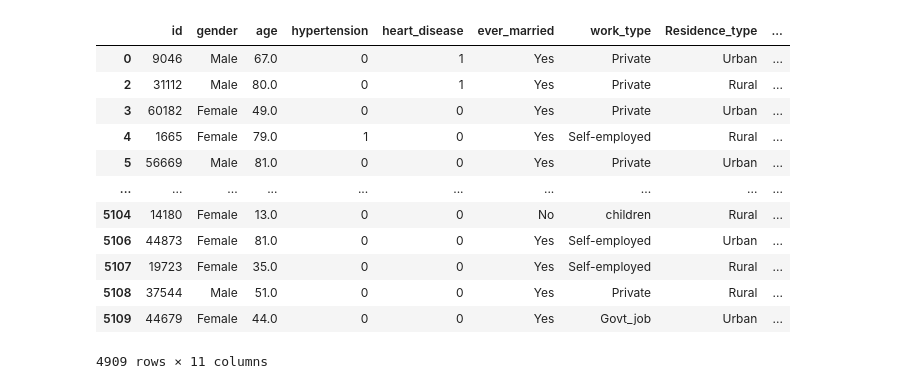
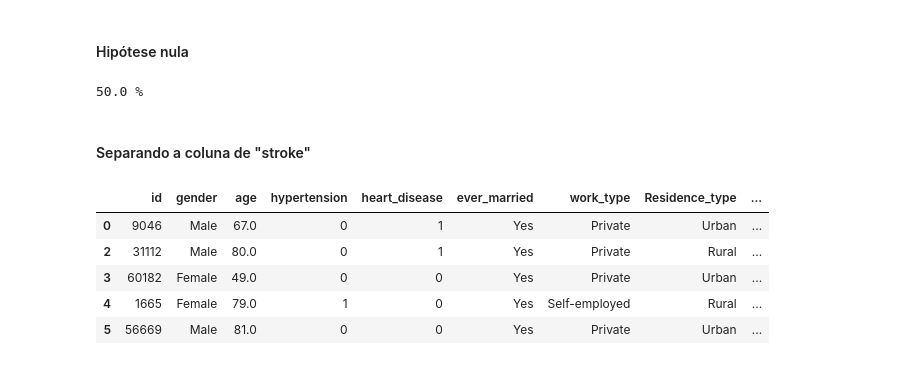
Before and after one commit to C0D8/avctv, a Jupyter notebook: main.ipynb, the cells around one changed output. Drawn from its saved outputs; the diff is of its cells as text; code cells hidden in the pictures.

```diff
--- a/main.ipynb
+++ b/main.ipynb
@@ -17,0 +11,14 @@ df.head()
+# %%
+#carregando o dataframe total
+df_inicial = pd.read_csv("healthcare-dataset-stroke-data.csv")
+#criando o filtro dos individuos com stroke
+filtro = df_inicial['stroke'] == 1
+#criando os dfs de atingidos e não atingidos por avcs (sem levar em consideração as linhas com Nan's)
+df_avc = df_inicial[filtro].dropna()
+df_not_avc = df_inicial[~filtro].dropna()
+#encontrando a quantidade de individuos com avc
+tamanho_maximo = len(df_avc)
+#criando o dataframe inicial com proporções iguais de acometidos e não acometidos pelo avc
+df_not_avc = df_not_avc[:tamanho_maximo]
+df = pd.concat([df_avc,df_not_avc])
+df.head()
@@ -18,19 +32,27 @@ df.head()
+# %% [markdown]
+#### Hipótese nula
+# %%
+#Levando em consideração o df que será utilizado nos experimentos que é composto por metade de pessoas que tiveram avc e metade de pessoas que não tiveram,
+#podemos escolher qualquer um dos casos para servir como a hipotese nula (utilizei os doentes como base).
+
+quantidade_de_atingidos_por_avc_teorico = len(df)
+filtro_atingidos = df['stroke'] == 1
+df_atingidos_avc = df[filtro_atingidos]
+quantidade_de_atingidos_por_avc_real = len(df_atingidos_avc)
+acertividade = f"{(quantidade_de_atingidos_por_avc_real/quantidade_de_atingidos_por_avc_teorico)*100} %"
+print(acertividade)
+# %% [output]
+50.0 %
+# %% [markdown]
+#### Separando a coluna de "stroke"
 # %%
-df = df.dropna()
-df_saidas = df.pop("stroke")
-
-df
+df_strokes = df.pop("stroke")
+df_strokes.head()
+df.head()
 # %% [output]
 |  | id | gender | age | hypertension | heart_disease | ever_married | work_type | Residence_type | ... |
 | 0 | 9046 | Male | 67.0 | 0 | 1 | Yes | Private | Urban | ... |
 | 2 | 31112 | Male | 80.0 | 0 | 1 | Yes | Private | Rural | ... |
 | 3 | 60182 | Female | 49.0 | 0 | 0 | Yes | Private | Urban | ... |
 | 4 | 1665 | Female | 79.0 | 1 | 0 | Yes | Self-employed | Rural | ... |
 | 5 | 56669 | Male | 81.0 | 0 | 0 | Yes | Private | Urban | ... |
-| ... | ... | ... | ... | ... | ... | ... | ... | ... | ... |
-| 5104 | 14180 | Female | 13.0 | 0 | 0 | No | children | Rural | ... |
-| 5106 | 44873 | Female | 81.0 | 0 | 0 | Yes | Self-employed | Urban | ... |
-| 5107 | 19723 | Female | 35.0 | 0 | 0 | Yes | Self-employed | Rural | ... |
-| 5108 | 37544 | Male | 51.0 | 0 | 0 | Yes | Private | Rural | ... |
-| 5109 | 44679 | Female | 44.0 | 0 | 0 | Yes | Govt_job | Urban | ... |
-4909 rows × 11 columns
```
Also changed, not shown: parts of 16 cells of this notebook.
